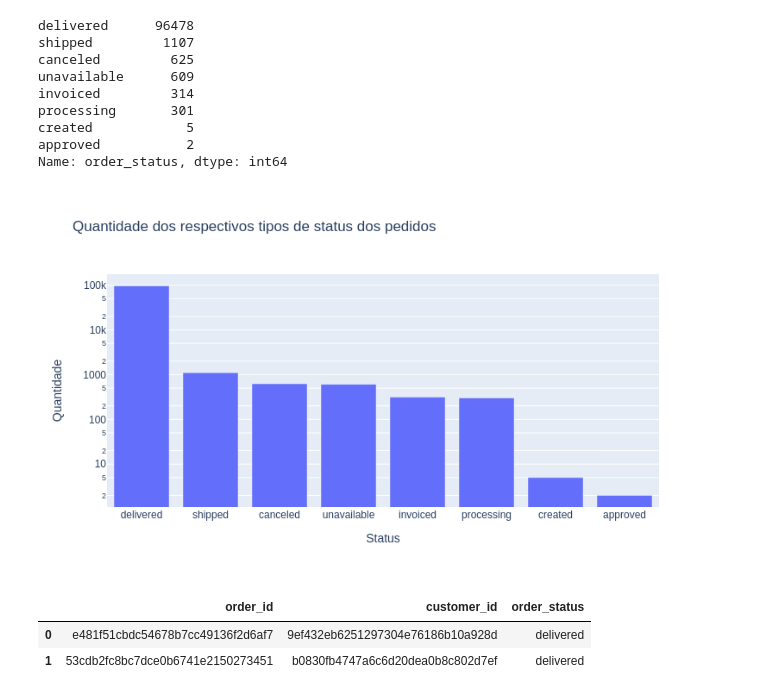
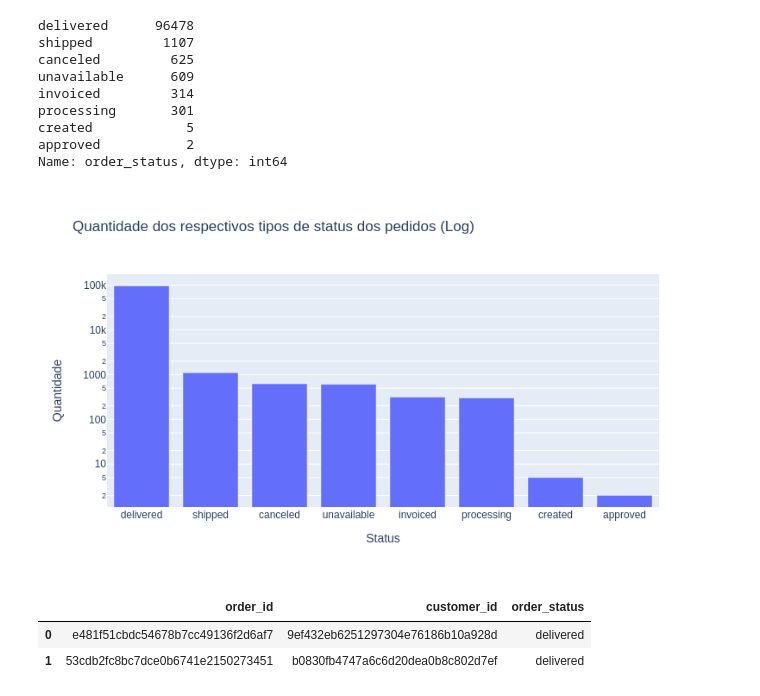
Before and after one commit to Lucas-Buk/Introducao-Ciencia-de-Dados, a Jupyter notebook: Aula_1_Exploração_Olist.ipynb, the cells around one changed output. Drawn from its saved outputs; the diff is of its cells as text; code cells hidden in the pictures.

```diff
--- a/Aula_1_Exploração_Olist.ipynb
+++ b/Aula_1_Exploração_Olist.ipynb
@@ -326,10 +369,11 @@ created            5
 approved           2
 Name: order_status, dtype: int64
 # %%
-fig = px.bar(df_status, y='order_status', log_y=True, labels={'order_status': 'Quantidade', 'index': 'Status'}, title= 'Quantidade dos respectivos tipos de status dos pedidos')
+fig = px.bar(df_status, y='order_status', log_y=True, labels={'order_status': 'Quantidade', 'index': 'Status'},
+             title= 'Quantidade dos respectivos tipos de status dos pedidos (Log)')
 gitly.show(fig)
 # %% [output]
-[figure, old version]
+[figure, new version]
 # %%
 df_compras_dt = df_compras[['order_id', 'customer_id', 'order_status']].copy()
 df_compras_dt.head(2)
```
Also changed, not shown: parts of 13 cells of this notebook.
